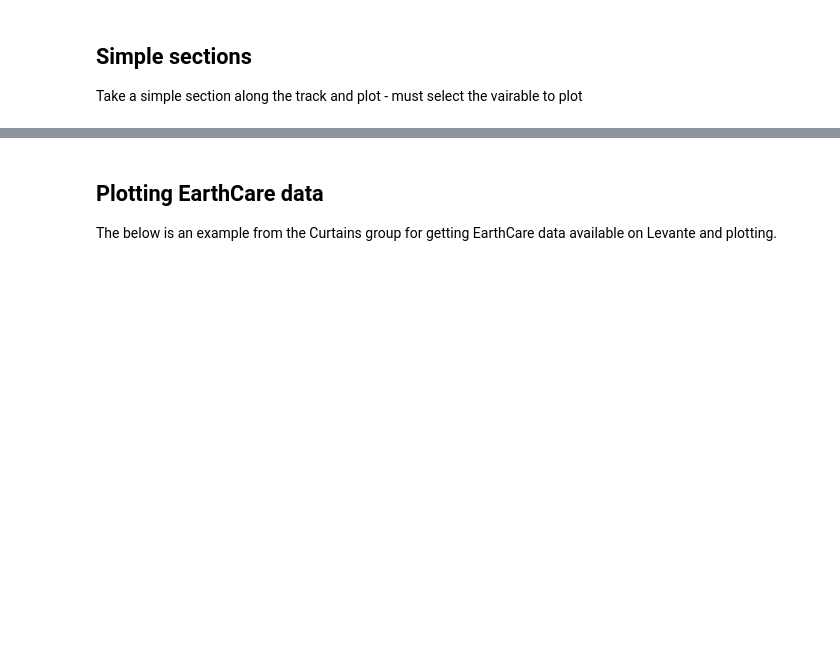
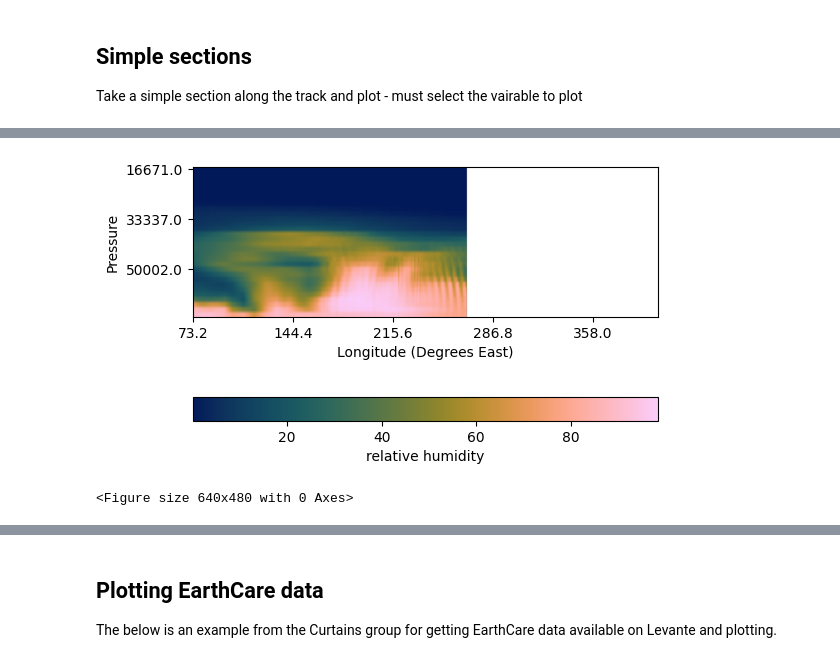
Before and after one commit to hauke-schmidt/hk25-teams-hs, a Jupyter notebook: hk25-IceSheet/satellite.ipynb, the cells around one changed output, grey strips where cells are left out. Saved outputs shown, nothing was run; the diff lists cells and outputs as text; code cells hidden in the pictures; blank space fills up the shorter version.

```diff
--- a/hk25-IceSheet/satellite.ipynb
+++ b/hk25-IceSheet/satellite.ipynb
@@ -74,16 +45,14 @@ def interpolate_to_track(ds, track_lon, track_lat, clon_degrees, clat_degrees, s
 # %%
-def get_earthcare_dat(date, time, product='level2-CPR'):
+def get_earthcare_dat_hackathon(date, time, product='level2-CPR',):
+    """
+
+    """
     base='/work/mh0731/m301196/ecomip/ftp.eorc.jaxa.jp'
     products={'level1' : {'path' : 'eorc/CPR/1B/xCa/2024', 'pref' : 'ECA_J_CPR_NOM_1BS_' , 'mid': '', 'suff' : '_vCa_corr_xCa.nc'},
               'level2-CPR' : {'path' : 'CPR/2A/CPR_CLP/vBa', 'pref' : 'ECA_J_CPR_CLP_2AS_' , 'mid': '', 'suff' : '_04814E_vBa.h5' },
               'level2-CPR-DV' : {'path' :'CPR/2A/CPR_ECO/vBa', 'pref' : 'ECA_J_CPR_ECO_2AS_', 'mid': '', 'suff' : '_04814C_vBa.h5'},
               'level2-ATLID' : {'path' : 'ATL/2A/ATL_CLA/vBa', 'pref' : 'ECA_J_ATL_CLA_2AS_', 'mid': '', 'suff' : '_04876E_vBa.h5'},
     }
-
-    # ECA_J_CPR_NOM_1BS_20240929T0829_20240929T0841_01920B_vCa_corr_xCa.nc
-    # ECA_J_CPR_CLP_2AS_20250403T0845_20250403T0857_04814E_vBa.h5
-    # ECA_J_CPR_ECO_2AS_20250403T0822_20250403T0833_04814C_vBa.h5
-    # ECA_J_ATL_CLA_2AS_20250407T0823_20250407T0834_04876E_vBa.h5
 
 
     yy,mm,dd=date.split('-',2)
@@ -236,4 +249,6 @@ ec_track_time = ec_track_time[valid_indices]
 # %%
+#Now load a model
+
 cat = intake.open_catalog(
     "https://digital-earths-global-hackathon.github.io/catalog/catalog.yaml"
 )[current_location]
@@ -259,4 +274,10 @@ weights_file = Path(
 ds_curtain = interpolate_to_track2(
     ds, weights_file, ec_track_lon, ec_track_lat
 )
+
+# Add track longitude, latitude, and time to the curtain datafile
+ds_curtain = ds_curtain.assign(
+    lon=("track", ec_track_lon.data),
+    lat=("track", ec_track_lat.data),
+)
 # %% [output]
@@ -318,0 +315,5 @@ def
+# %%
+fig,ax=plt.subplots(figsize=(6,7))
+fig,ax,cbar=plot_curtain(ds_curtain,'hur',ax=ax,fig=fig,cmap=batlow)
+# %% [output]
+[figure, added]
@@ -318,0 +363,7 @@ def
+# %%
+field='hur'
+longname=ds[field].long_name
+sect = get_section(ds,ec_track_lon,ec_track_lat,field)
+fig,ax,cbar=plot_sect(sect,longname,ax=ax,fig=fig,cmap=batlow)
+# %% [output]
+<Figure size 640x480 with 0 Axes>
```
Also changed, not shown: parts of 17 cells of this notebook.
